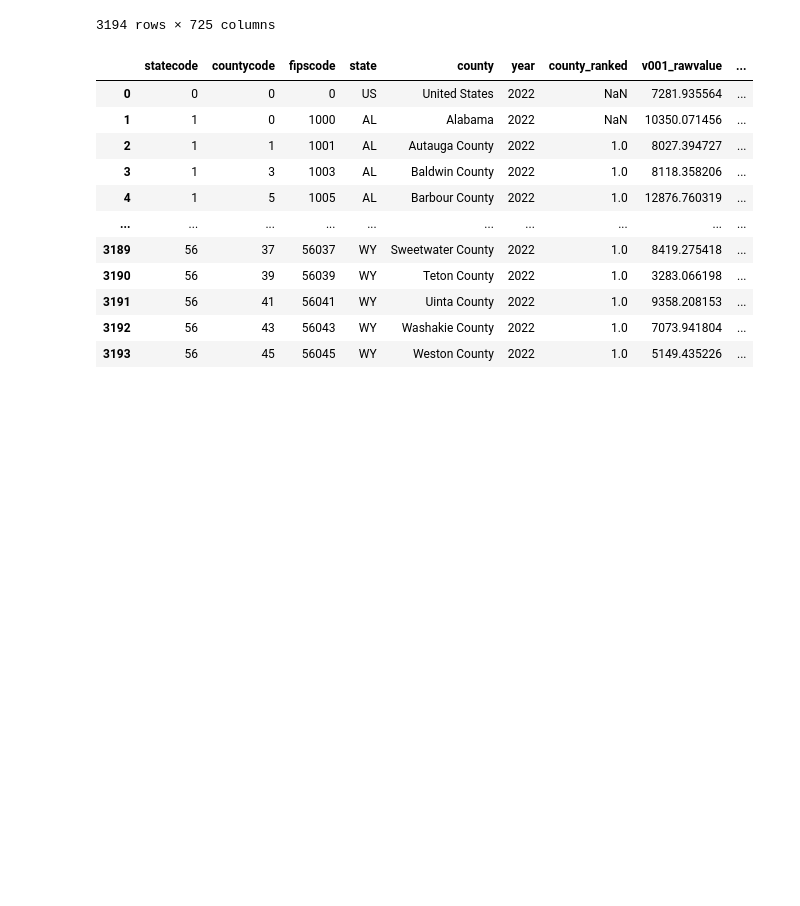
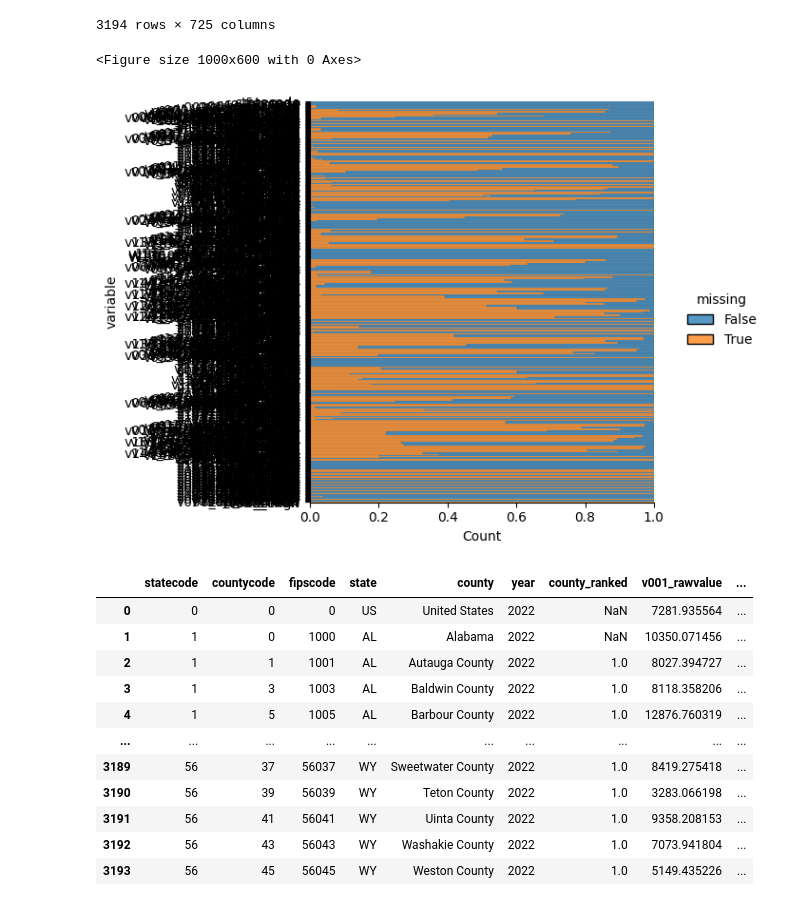
Before and after one commit to sashankv/DSCComp, a Jupyter notebook: presentation/correlation.ipynb, the cells around one changed output. Saved outputs shown, nothing was run; the diff lists cells and outputs as text; code cells hidden in the pictures; blank space fills up the shorter version.

Commit message:
Added more graphs

```diff
--- a/presentation/correlation.ipynb
+++ b/presentation/correlation.ipynb
@@ -27,6 +27,21 @@ chr_analytic_df
 # %%
 # Generate a mapping that converts variable names to their descriptions
 VAR_DESCRIPTION_MAPPING = dict((k, v) for (v, k) in pd.read_csv(chr_analytic_csv_path, nrows=1).iloc[0].items())
+# %%
+# visualize missing data
+
+plt.figure(figsize=(10,6))
+na_plot = sns.displot(
+    data=chr_analytic_df.isna().melt(value_name="missing"),
+    y="variable",
+    hue="missing",
+    multiple="fill",
+    aspect=1.25,
+)
+plt.show()
+# %% [output]
+<Figure size 1000x600 with 0 Axes>
+[figure, added]
 # %%
 # Remove columns with more than 50% nan
 chr_analytic_df.dropna(axis = 1, thresh = int(0.5 * len(chr_analytic_df)), inplace=True)
```
Also changed, not shown: parts of 1 cell of this notebook.
